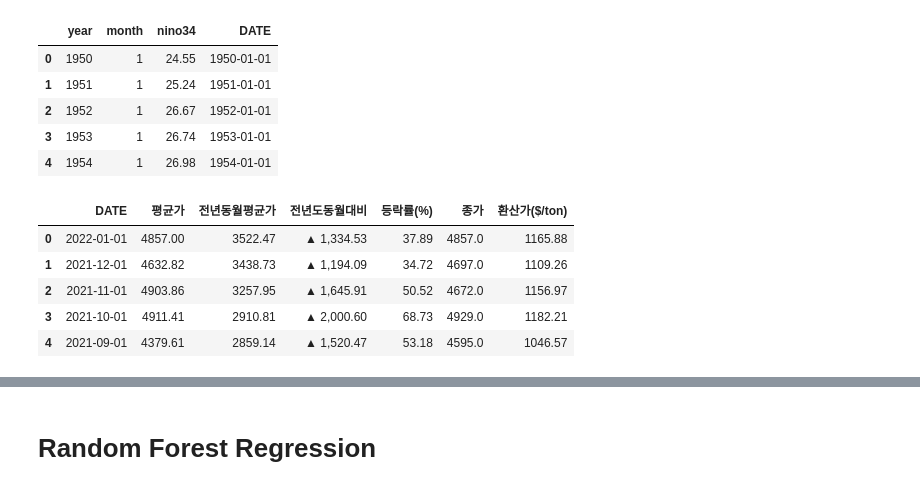
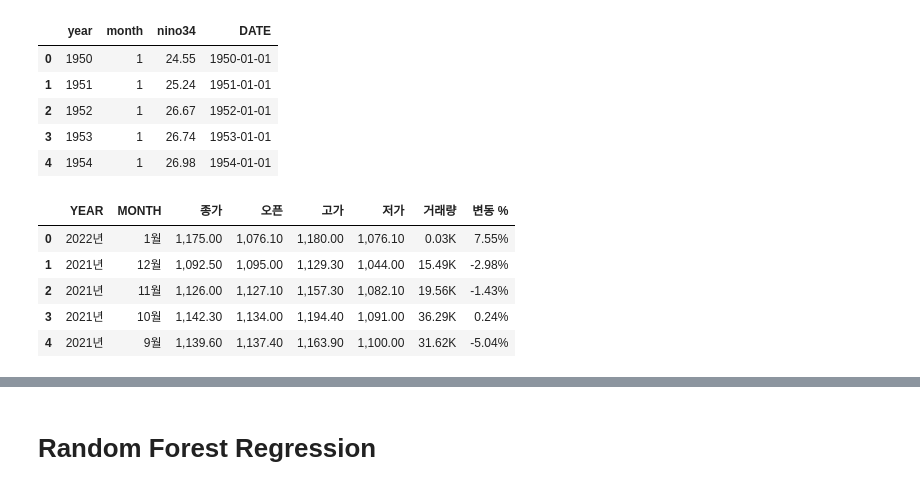
Before and after one commit to Soo-Im/PalmOil, a Jupyter notebook: Nino-Palm.ipynb, the cells around one changed output, grey strips where cells are left out. Drawn from its saved outputs; the diff is of its cells as text; code cells hidden in the pictures.

```diff
--- a/Nino-Palm.ipynb
+++ b/Nino-Palm.ipynb
@@ -30,14 +32,13 @@ nino34.head()
 | 3 | 1953 | 1 | 26.74 | 1953-01-01 |
 | 4 | 1954 | 1 | 26.98 | 1954-01-01 |
 # %%
-palm = pd.read_excel('PALMOIL_PRESENT.xlsx')
+palm = pd.read_csv('원유 팜유 선물 내역.csv')
 # %%
-palm.rename(columns = {'기간(월)': 'DATE'}, inplace = True)
 palm.head()
 # %% [output]
-|  | DATE | 평균가 | 전년동월평균가 | 전년도동월대비 | 등락률(%) | 종가 | 환산가($/ton) |
-| 0 | 2022-01-01 | 4857.00 | 3522.47 | ▲ 1,334.53 | 37.89 | 4857.0 | 1165.88 |
-| 1 | 2021-12-01 | 4632.82 | 3438.73 | ▲ 1,194.09 | 34.72 | 4697.0 | 1109.26 |
-| 2 | 2021-11-01 | 4903.86 | 3257.95 | ▲ 1,645.91 | 50.52 | 4672.0 | 1156.97 |
-| 3 | 2021-10-01 | 4911.41 | 2910.81 | ▲ 2,000.60 | 68.73 | 4929.0 | 1182.21 |
-| 4 | 2021-09-01 | 4379.61 | 2859.14 | ▲ 1,520.47 | 53.18 | 4595.0 | 1046.57 |
+|  | YEAR | MONTH | 종가 | 오픈 | 고가 | 저가 | 거래량 | 변동 % |
+| 0 | 2022년 | 1월 | 1,175.00 | 1,076.10 | 1,180.00 | 1,076.10 | 0.03K | 7.55% |
+| 1 | 2021년 | 12월 | 1,092.50 | 1,095.00 | 1,129.30 | 1,044.00 | 15.49K | -2.98% |
+| 2 | 2021년 | 11월 | 1,126.00 | 1,127.10 | 1,157.30 | 1,082.10 | 19.56K | -1.43% |
+| 3 | 2021년 | 10월 | 1,142.30 | 1,134.00 | 1,194.40 | 1,091.00 | 36.29K | 0.24% |
+| 4 | 2021년 | 9월 | 1,139.60 | 1,137.40 | 1,163.90 | 1,100.00 | 31.62K | -5.04% |
```
Also changed, not shown: parts of 21 cells of this notebook, 1 other file.
